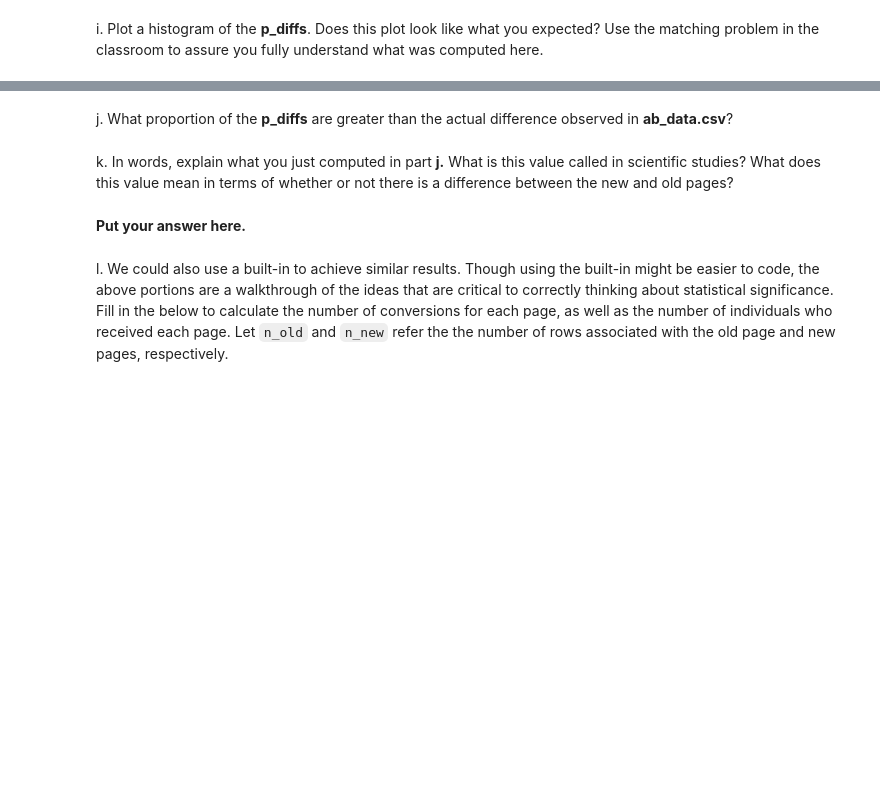
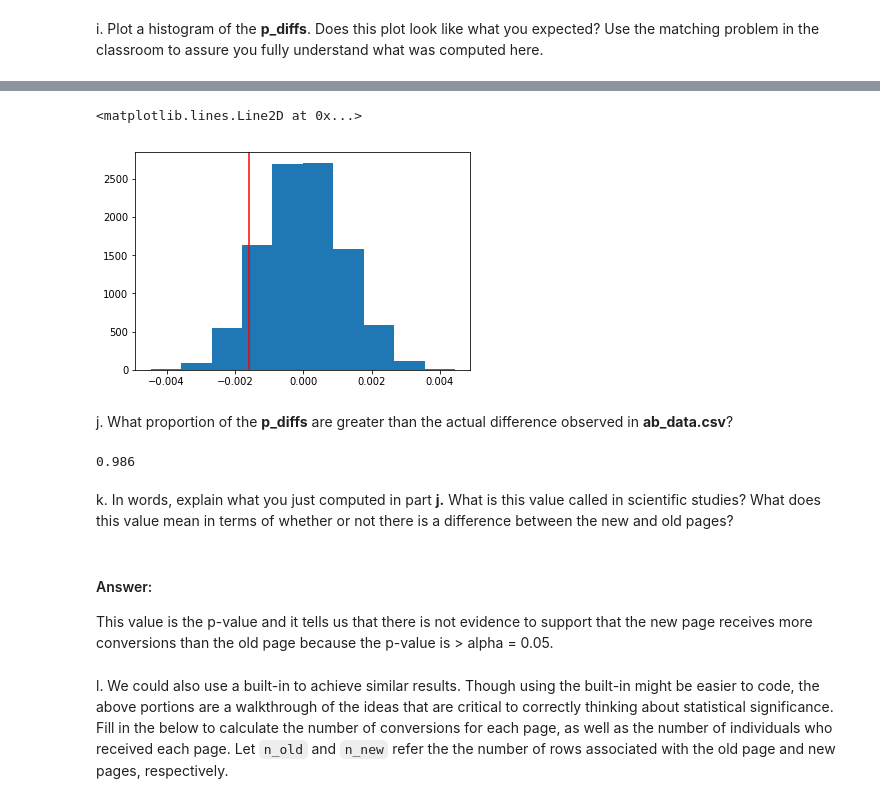
Before and after one commit to krissygroom/AB_Test_Analysis, a Jupyter notebook: Analyze_ab_test_results_notebook.ipynb, the cells around one changed output, grey strips where cells are left out. Cells and saved outputs as stored; diff of their text form; code cells hidden in the pictures; blank space fills up the shorter version.

```diff
--- a/Analyze_ab_test_results_notebook.ipynb
+++ b/Analyze_ab_test_results_notebook.ipynb
@@ -303,4 +347,6 @@ f. Simulate $n_{old}$ transactions with a convert rate of $p_{old}$ under the nu
 # %% [markdown]
 g. Find $p_{new}$ - $p_{old}$ for your simulated values from part (e) and (f).
+# %%
+obs_diff = new_page_prop - old_page_prop
 # %% [markdown]
 h. Simulate 10,000 $p_{new}$ - $p_{old}$ values using this same process similarly to the one you calculated in parts **a. through g.** above.  Store all 10,000 values in a numpy array called **p_diffs**.
@@ -309,8 +379,23 @@ i. Plot a histogram of the **p_diffs**.  Does this plot look like what you expec
+# %%
+# Plot observed statistic with the null distibution
+
+plt.hist(null_vals);
+plt.axvline(obs_diff, c='red')
+# %% [output]
+<matplotlib.lines.Line2D at 0x...>
+[figure, added]
 # %% [markdown]
 j. What proportion of the **p_diffs** are greater than the actual difference observed in **ab_data.csv**?
+# %%
+# Compute p-value
+(null_vals < obs_diff).mean()
+# %% [output]
+0.986
 # %% [markdown]
 k. In words, explain what you just computed in part **j.**  What is this value called in scientific studies?  What does this value mean in terms of whether or not there is a difference between the new and old pages?
-# %% [markdown]
-**Put your answer here.**
+# %% [markdown]
+#### Answer:
+
+This value is the p-value and it tells us that there is not evidence to support that the new page receives more conversions than the old page because the p-value is > alpha = 0.05.
 # %% [markdown]
 l. We could also use a built-in to achieve similar results.  Though using the built-in might be easier to code, the above portions are a walkthrough of the ideas that are critical to correctly thinking about statistical significance. Fill in the below to calculate the number of conversions for each page, as well as the number of individuals who received each page. Let `n_old` and `n_new` refer the the number of rows associated with the old page and new pages, respectively.
```
Also changed, not shown: parts of 51 cells of this notebook.
